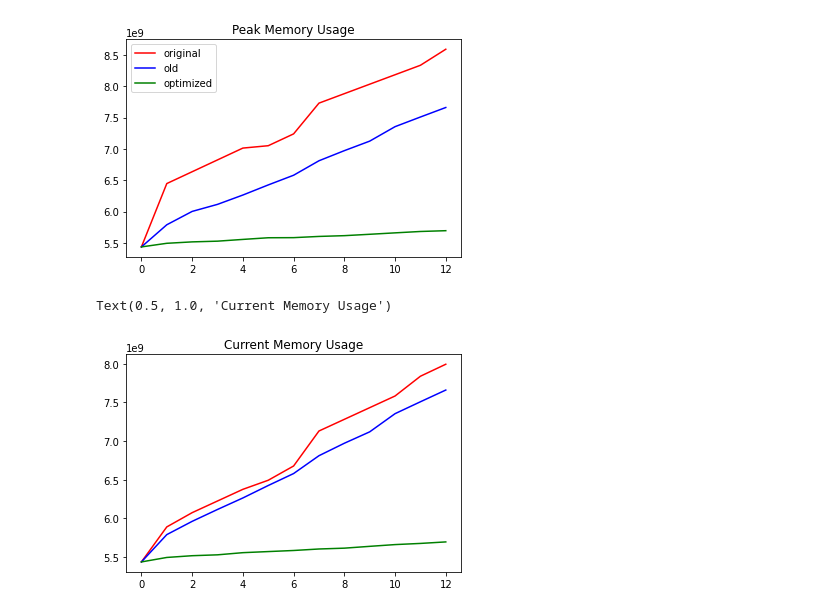
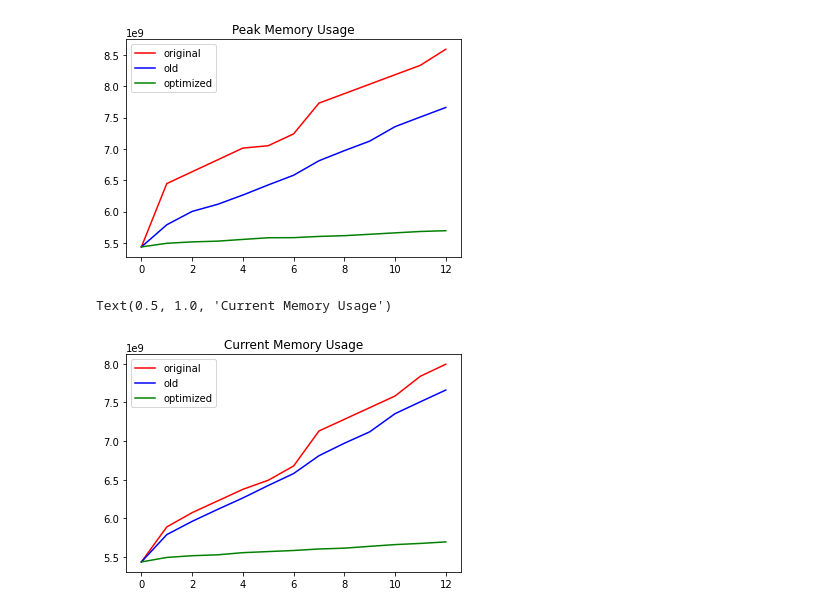
Before and after one commit to tonycccccc/tony.github.io, a Jupyter notebook: DataVisualization.ipynb, the cells around one changed output. Cells and saved outputs as stored; diff of their text form; code cells hidden in the pictures.

```diff
--- a/DataVisualization.ipynb
+++ b/DataVisualization.ipynb
@@ -107,7 +105,7 @@ plt.title("Peak Memory Usage")
 Text(0.5, 1.0, 'Peak Memory Usage')
 [figure]
 # %%
-iteration = np.arange(13)
+iteration = np.arange(12)
 old = [5435819264.000000,
        5888804608.000000,
        6073353984.000000,
@@ -126,31 +124,32 @@ new = [5435819264.000000,
        5960876032.000000,
        6114723584.000000,
        6263641856.000000,
        6424839936.000000,
        6579541760.000000,
        6810494720.000000,
        6971731968.000000,
        7119329024.000000,
        7354586880.000000,
        7508657920.000000,
        7660431104.000000]
 optimized = [5435819264.000000,
              5493572096.000000,
              5516148480.000000,
              5527585280.000000,
              5555504896.000000,
              5569693440.000000,
              5583701504.000000,
              5603114496.000000,
              5613813760.000000,
              5637373952.000000,
              5660067584.000000,
              5675171584.000000,
              5694685184.000000]
 plt.plot(iteration,old,'r',label="original")
 plt.plot(iteration,new,'b',label='old')
 plt.plot(iteration,optimized,'g',label='optimized')
+plt.legend()
 plt.title("Current Memory Usage")
 # %% [output]
 Text(0.5, 1.0, 'Current Memory Usage')
-[figure, old version]
+[figure, new version]
```
Also changed, not shown: parts of 10 cells of this notebook, 6 other files.
